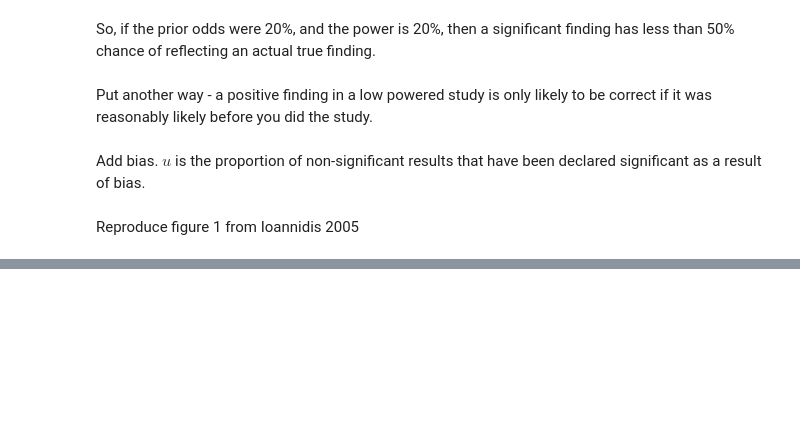
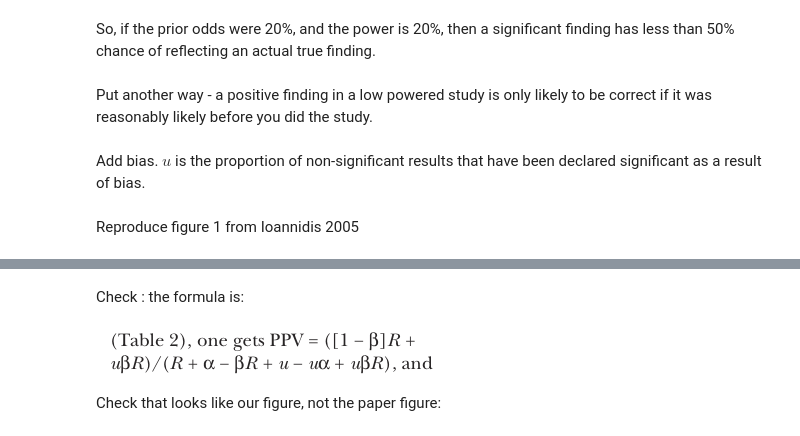
Before and after one commit to matthew-brett/sketch-books, a Jupyter notebook: ioannides_notes.ipynb, the cells around one changed output, grey strips where cells are left out. Cells and saved outputs as stored; diff of their text form; code cells hidden in the pictures; blank space fills up the shorter version.

```diff
--- a/ioannides_notes.ipynb
+++ b/ioannides_notes.ipynb
@@ -83,0 +78,8 @@ Meaning, that even if there is no bias, we need around a 40 percent prior probab
+# %% [markdown]
+Check : the formula is:
+# %%
+Image('pics/bias_formula.png')
+# %% [output]
+[figure, added]
+# %% [markdown]
+Check that looks like our figure, not the paper figure:
```
Also changed, not shown: parts of 8 cells of this notebook, 1 other file.
